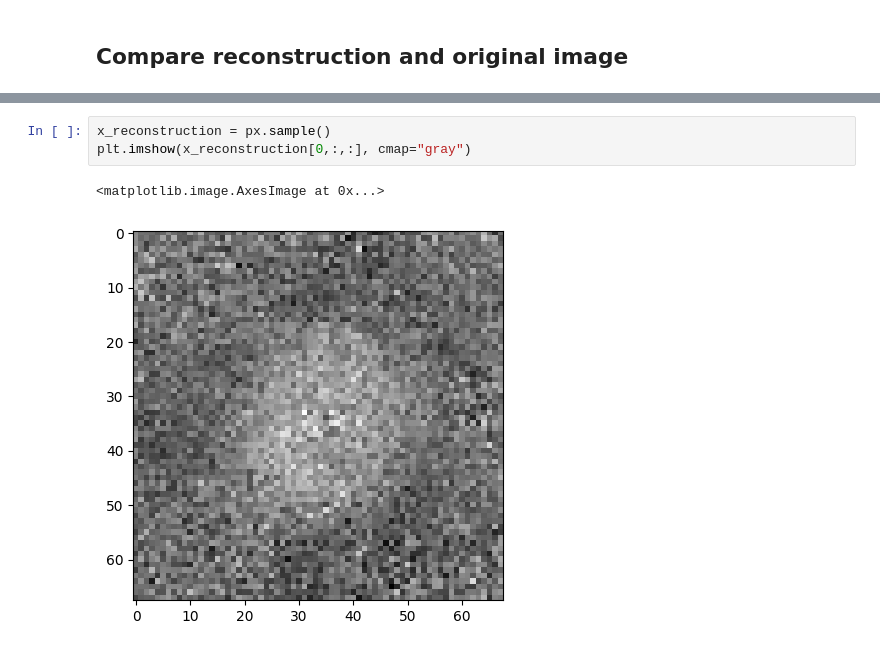
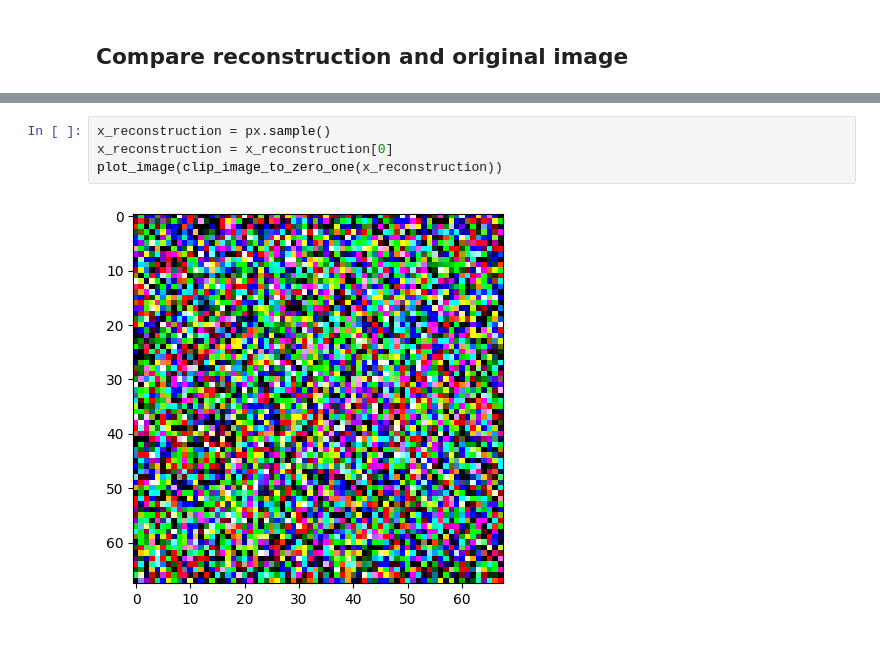
Before and after one commit to RasmusML/generative-models-for-phenotypic-profiling, a Jupyter notebook: playground.ipynb, the cells around one changed output, grey strips where cells are left out. Cells and saved outputs as stored; diff of their text form.

Commit message:
added plotting + refactored code

```diff
--- a/playground.ipynb
+++ b/playground.ipynb
@@ -350,6 +545,6 @@ px = outputs["px"]
 # %%
 x_reconstruction = px.sample()
-plt.imshow(x_reconstruction[0,:,:], cmap="gray")
+x_reconstruction = x_reconstruction[0]
+plot_image(clip_image_to_zero_one(x_reconstruction))
 # %% [output]
-<matplotlib.image.AxesImage at 0x...>
-[figure, old version]
+[figure, new version]
```
Also changed, not shown: parts of 22 cells of this notebook, 2 other files.
